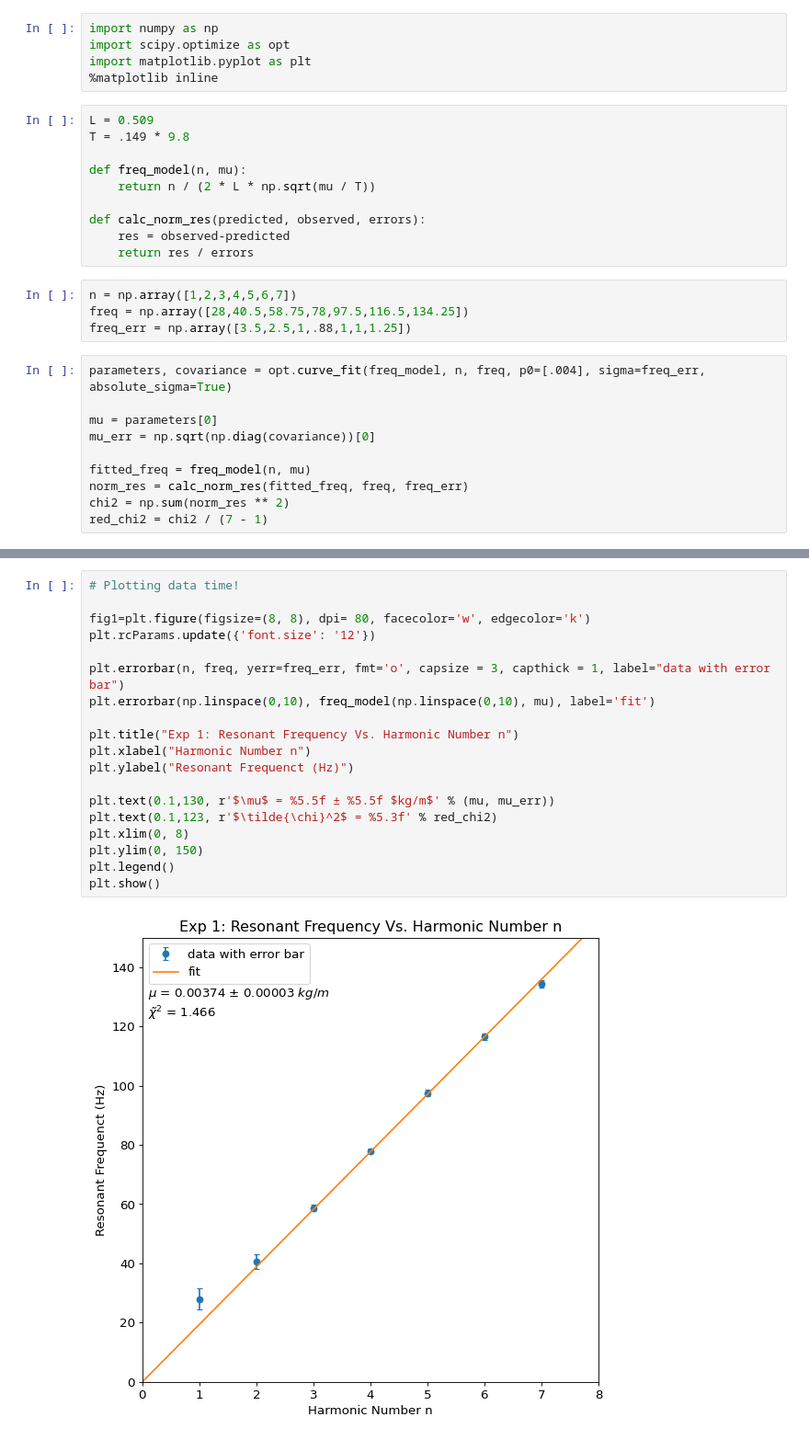
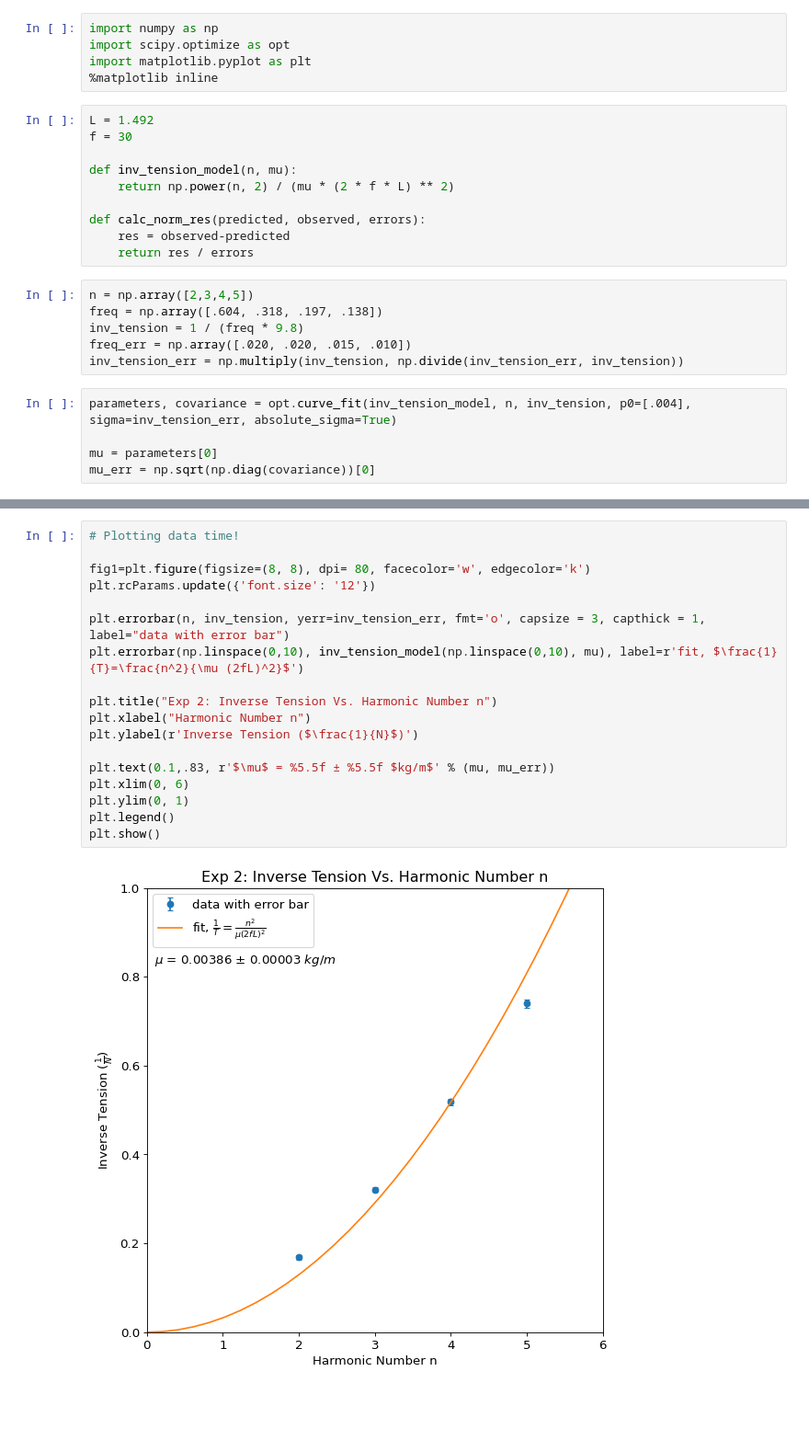
Before and after one commit to matthew-ding/physics5bl, a Jupyter notebook: Lab11/Lab11 Exp1.ipynb, the cells around one changed output, grey strips where cells are left out. Shown at 92% size. Drawn from its saved outputs; the diff is of its cells as text; blank space fills up the shorter version.

```diff
--- a/Lab11/Lab11 Exp1.ipynb
+++ b/Lab11/Lab11 Exp1.ipynb
@@ -4,26 +4,23 @@ import scipy.optimize as opt
 import matplotlib.pyplot as plt
 %matplotlib inline
 # %%
-L = 0.509
-T = .149 * 9.8
+L = 1.492
+f = 30
 
-def freq_model(n, mu):
-    return n / (2 * L * np.sqrt(mu / T))
+def inv_tension_model(n, mu):
+    return np.power(n, 2) / (mu * (2 * f * L) ** 2)
 
 def calc_norm_res(predicted, observed, errors):
     res = observed-predicted
     return res / errors
 # %%
-n = np.array([1,2,3,4,5,6,7])
-freq = np.array([28,40.5,58.75,78,97.5,116.5,134.25])
-freq_err = np.array([3.5,2.5,1,.88,1,1,1.25])
+n = np.array([2,3,4,5])
+freq = np.array([.604, .318, .197, .138])
+inv_tension = 1 / (freq * 9.8)
+freq_err = np.array([.020, .020, .015, .010])
+inv_tension_err = np.multiply(inv_tension, np.divide(inv_tension_err, inv_tension))
 # %%
-parameters, covariance = opt.curve_fit(freq_model, n, freq, p0=[.004], sigma=freq_err, absolute_sigma=True)
+parameters, covariance = opt.curve_fit(inv_tension_model, n, inv_tension, p0=[.004], sigma=inv_tension_err, absolute_sigma=True)
 
 mu = parameters[0]
 mu_err = np.sqrt(np.diag(covariance))[0]
-
-fitted_freq = freq_model(n, mu)
-norm_res = calc_norm_res(fitted_freq, freq, freq_err)
-chi2 = np.sum(norm_res ** 2)
-red_chi2 = chi2 / (7 - 1)
@@ -32,21 +27,20 @@ red_chi2 = chi2 / (7 - 1)
 # %%
 # Plotting data time!
 
 fig1=plt.figure(figsize=(8, 8), dpi= 80, facecolor='w', edgecolor='k')
 plt.rcParams.update({'font.size': '12'})
 
-plt.errorbar(n, freq, yerr=freq_err, fmt='o', capsize = 3, capthick = 1, label="data with error bar")
-plt.errorbar(np.linspace(0,10), freq_model(np.linspace(0,10), mu), label='fit')
+plt.errorbar(n, inv_tension, yerr=inv_tension_err, fmt='o', capsize = 3, capthick = 1, label="data with error bar")
+plt.errorbar(np.linspace(0,10), inv_tension_model(np.linspace(0,10), mu), label=r'fit, $\frac{1}{T}=\frac{n^2}{\mu (2fL)^2}$')
 
-plt.title("Exp 1: Resonant Frequency Vs. Harmonic Number n")
+plt.title("Exp 2: Inverse Tension Vs. Harmonic Number n")
 plt.xlabel("Harmonic Number n")
-plt.ylabel("Resonant Frequenct (Hz)")
+plt.ylabel(r'Inverse Tension ($\frac{1}{N}$)')
 
-plt.text(0.1,130, r'$\mu$ = %5.5f ± %5.5f $kg/m$' % (mu, mu_err))
-plt.text(0.1,123, r'$\tilde{\chi}^2$ = %5.3f' % red_chi2)
-plt.xlim(0, 8)
-plt.ylim(0, 150)
+plt.text(0.1,.83, r'$\mu$ = %5.5f ± %5.5f $kg/m$' % (mu, mu_err))
+plt.xlim(0, 6)
+plt.ylim(0, 1)
 plt.legend()
 plt.show()
 # %% [output]
-[figure, old version]
+[figure, new version]
```
Also changed, not shown: parts of 2 cells of this notebook, 1 other file.
